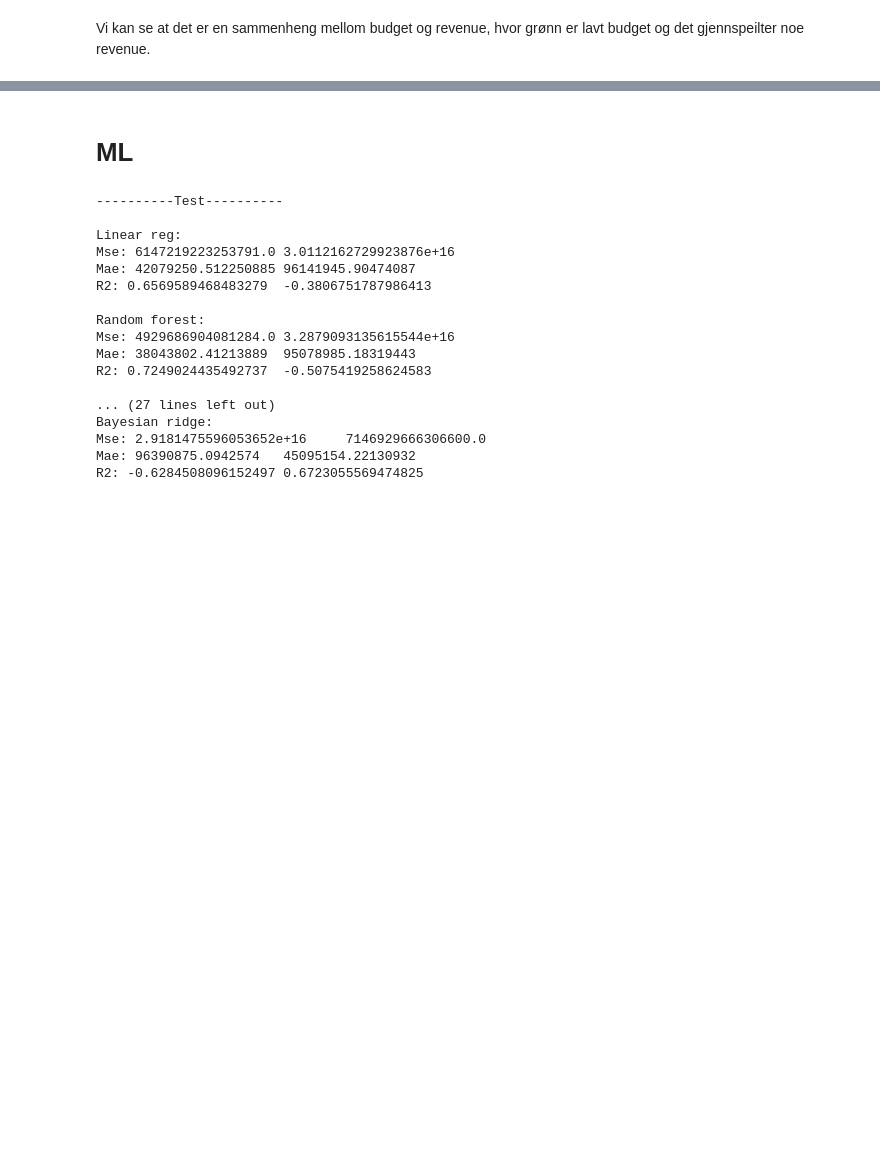
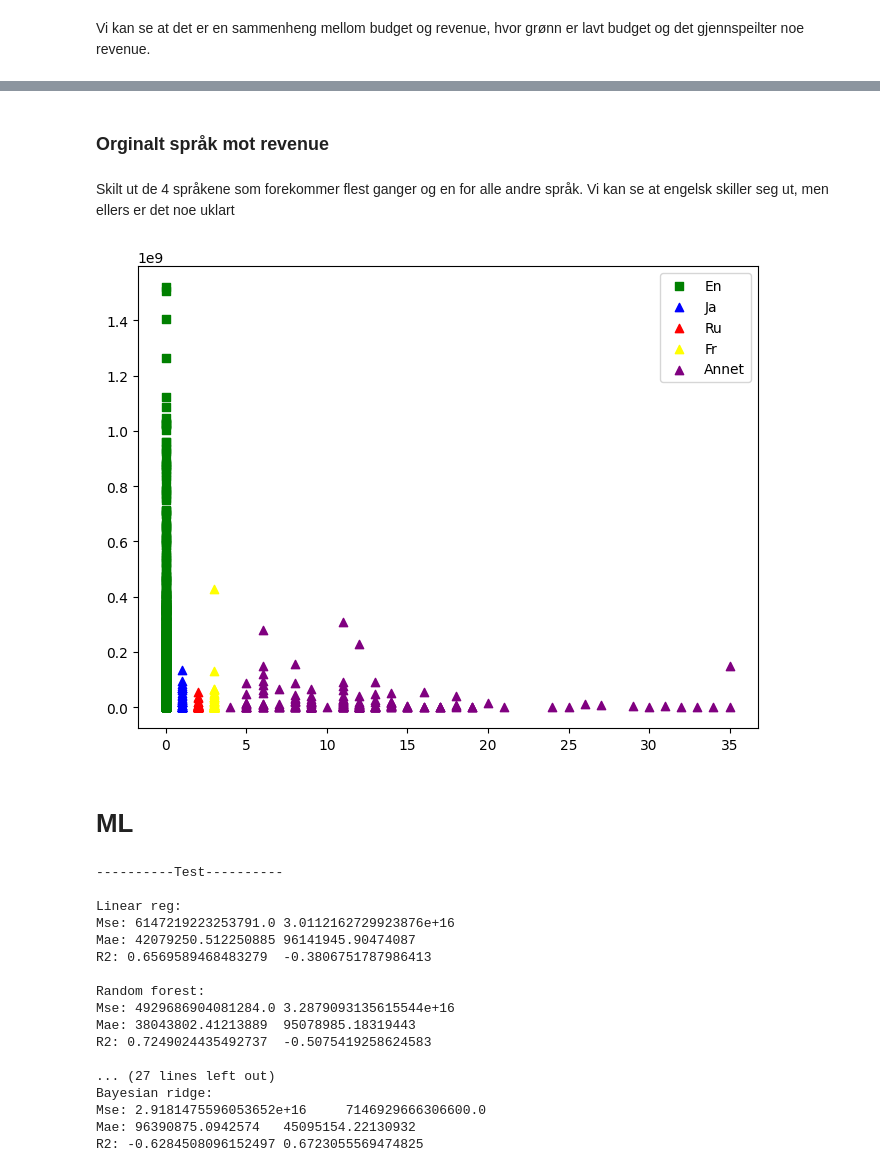
Before and after one commit to h600895/ML-oblig2, a Jupyter notebook: main.ipynb, the cells around one changed output, grey strips where cells are left out. Drawn from its saved outputs; the diff is of its cells as text; code cells hidden in the pictures; blank space fills up the shorter version.

```diff
--- a/main.ipynb
+++ b/main.ipynb
@@ -133,7 +134,0 @@ plt.show()
-# %%
-budget = trainingData['original_language']
-meanBudget = budget.mean()
-fig, ax = plt.subplots(figsize=(8,6))
-ax.scatter(x=trainingData[budget < meanBudget]['budget'], y=trainingData[budget < meanBudget]['revenue'], marker='s', color='green')
-ax.scatter(x=trainingData[budget >= meanBudget]['budget'], y=trainingData[budget >= meanBudget]['revenue'], marker='^', color='blue')
-plt.show()
@@ -140,3 +162,21 @@ plt.show()
+# %% [markdown]
+### Orginalt språk mot revenue
+# %% [markdown]
+Skilt ut de 4 språkene som forekommer flest ganger og en for alle andre språk. Vi kan se at engelsk skiller seg ut, men ellers er det noe uklart
+# %%
+lang = trainingData['original_language']
+meanBudget = budget.mean()
+fig, ax = plt.subplots(figsize=(8,6))
+
+ax.scatter(x=trainingData[lang == 0]['original_language'], y=trainingData[lang == 0]['revenue'], marker='s', color='green', label=langauges[0].capitalize())
+ax.scatter(x=trainingData[lang == 1]['original_language'], y=trainingData[lang == 1]['revenue'], marker='^', color='blue', label=langauges[1].capitalize())
+ax.scatter(x=trainingData[lang == 2]['original_language'], y=trainingData[lang == 2]['revenue'], marker='^', color='red', label=langauges[2].capitalize())
+ax.scatter(x=trainingData[lang == 3]['original_language'], y=trainingData[lang == 3]['revenue'], marker='^', color='yellow', label=langauges[3].capitalize())
+ax.scatter(x=trainingData[lang >= 4]['original_language'], y=trainingData[lang >= 4]['revenue'], marker='^', color='purple', label='Annet')
+plt.legend()
+plt.show()
+# %% [output]
+[figure, added]
 # %% [markdown]
 # ML
 # %%
```
Also changed, not shown: parts of 9 cells of this notebook.
